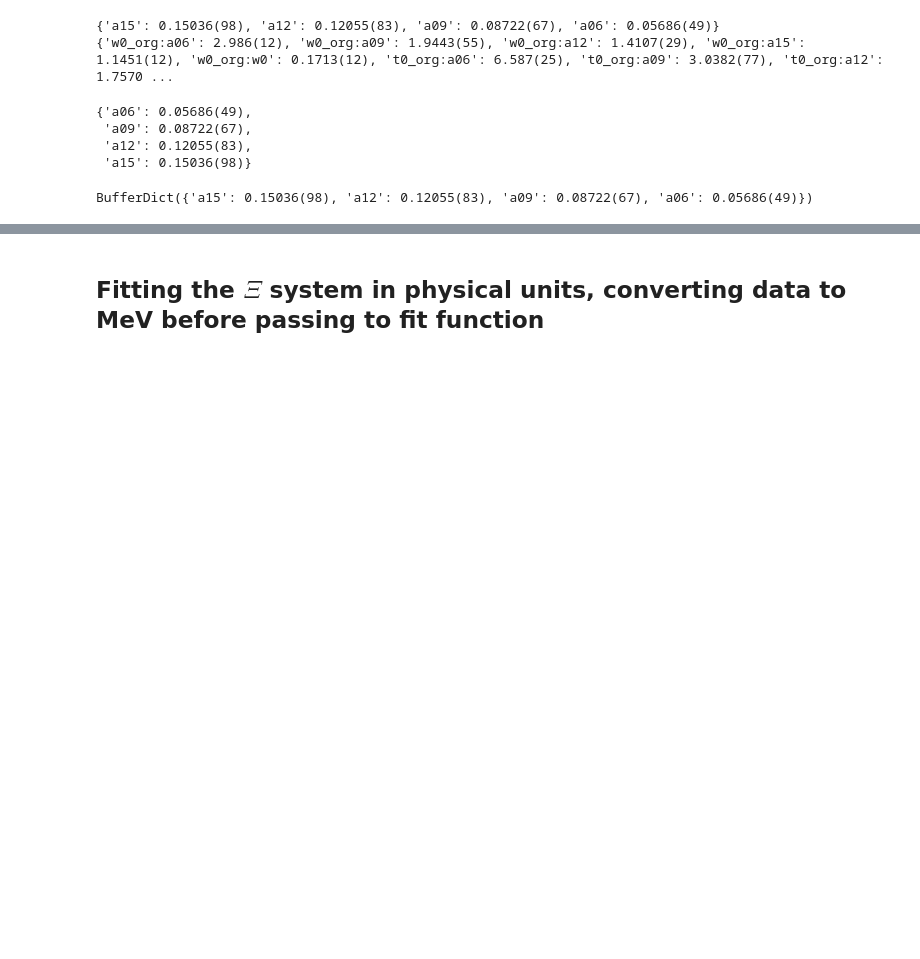
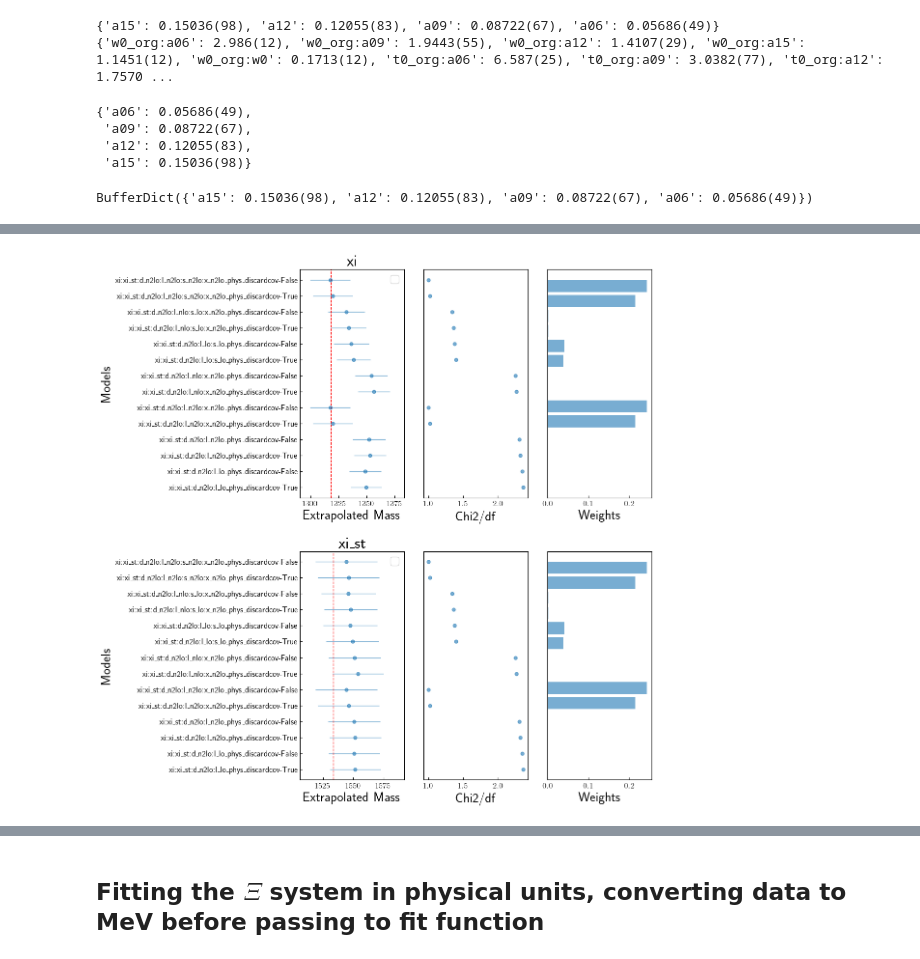
Before and after one commit to gdbrad/hyperon_su2_hbxpt, a Jupyter notebook: notebooks/su2_hyperon_extrap.ipynb, the cells around one changed output, grey strips where cells are left out. Drawn from its saved outputs; the diff is of its cells as text; code cells hidden in the pictures; blank space fills up the shorter version.

```diff
--- a/notebooks/su2_hyperon_extrap.ipynb
+++ b/notebooks/su2_hyperon_extrap.ipynb
@@ -137,48 +201,51 @@ lam_sigma_models = models['models']['lam_sigma_system']
     - 2a. Work in MeV from outset
     - 2b. Work in lattice units then convert to MeV at time of extrapolation
 # %%
-# reload(i_o)
+reload(xfa)
+units_list = ['phys']
+decorrelate_scale_opts = [True,False]
+discard_cov_opt = [True,False] # this option either retains the correlations between the pseudoscalars (scale setting params) or removes them #
+model_data = {}
+for unit in units_list:
+    # for ds in decorrelate_scale_opts:
+        data, new_prior, phys_point_data = i_o.get_data_and_prior_for_unit(unit,system='xi',scheme='w0_imp',convert_data=False,decorr_scale=None)
+        print(data)
 
-# units_list = ['fpi']
-# discard_cov_opt = [True,False] # this option either retains the correlations between the pseudoscalars (scale setting params) or removes them #
-# model_data = {}
+        for mdl_key in xi_models:
+            _model_info = xi_models[mdl_key].copy()
+            _model_info['units'] = unit
+            updated_mdl_key = i_o.update_model_key_name(mdl_key, unit)
+        # print(f"Processing: {updated_mdl_key}")
+            for dc in discard_cov_opt:
+                xfa_instance = xfa.Xpt_Fit_Analysis(data=data,
+                                                prior=new_prior,
+                                                model_info=_model_info,
+                                                phys_pt_data=phys_point_data,
+                                                units=unit,
+                                                extrapolate=True,
+                                                discard_cov=dc,
+                                                verbose=False,
+                                                svd_test=False,
+                                                svd_tol=None)
+                config_key = f"{updated_mdl_key}_discardcov-{dc}"
 
-# for unit in units_list:
-#     data, new_prior, phys_point_data = i_o.get_data_and_prior_for_unit(unit,system='xi',scheme='w0_imp',convert_data=False)
+                model_data[config_key] = xfa_instance
 
-#     for mdl_key in xi_models:
-#         _model_info = xi_models[mdl_key].copy()
-#         _model_info['units'] = unit
-#         updated_mdl_key = i_o.update_model_key_name(mdl_key, unit)
-#         # print(f"Processing: {updated_mdl_key}")
-#         for dc in discard_cov_opt:
+# print(model_data['xi:xi_st:d_n2lo:l_lo_fpi'])
 
-#             xfa_instance = xfa.Xpt_Fit_Analysis(data=data,
-#                                             prior=new_prior,
-#                                             model_info=_model_info,
-#                                             phys_pt_data=phys_point_data,
-#                                             units=unit,
-#                                             extrapolate=True,
-#                                             discard_cov=dc,
-#                                             verbose=False,
-#                                             svd_test=False,
-#                                             svd_tol=None)
+# Print the results
+for key, value in model_data.items():
+    # Extract the unit from the key assuming the unit was appended to the original key.
+    unit_from_info = value.model_info['units']
+    # print(f"Results for {i_o.get_unit_description(unit_from_info)}:")
+    # print(key)
+    # print(value)
+    # print("-" * 80)
 
-#             model_data[updated_mdl_key] = xfa_instance
-
-# # print(model_data['xi:xi_st:d_n2lo:l_lo_fpi'])
-
-# # # Print the results
-# # for key, value in model_data.items():
-# #     # Extract the unit from the key assuming the unit was appended to the original key.
-# #     unit_from_info = value.model_info['units']
-# #     print(f"Results for {i_o.get_unit_description(unit_from_info)}:")
-# #     print(value)
-# #     print("-" * 80)
-
-# reload(compare)
-# compare_ = compare.ModelComparsion(models=model_data,compare_type='fpi',units='fpi')
-# compare_.compare_models(particles=['xi','xi_st'])
-# mdl_avg = compare_.model_average(particles=['xi','xi_st'])
-# print(mdl_avg)
-# compare_.model_plots(system='xi')
+reload(compare)
+compare_ = compare.ModelComparsion(models=model_data,compare_type='phys',units='phys')
+compare_.compare_models(particles=['xi','xi_st'])
+mdl_avg = compare_.model_average(particles=['xi','xi_st'])
+print(mdl_avg)
+compare_.model_plots(system='xi')
+# %% [output]
@@ -184,0 +274 @@ lam_sigma_models = models['models']['lam_sigma_system']
+[figure, added]
```
Also changed, not shown: parts of 9 cells of this notebook, 4 other files.
